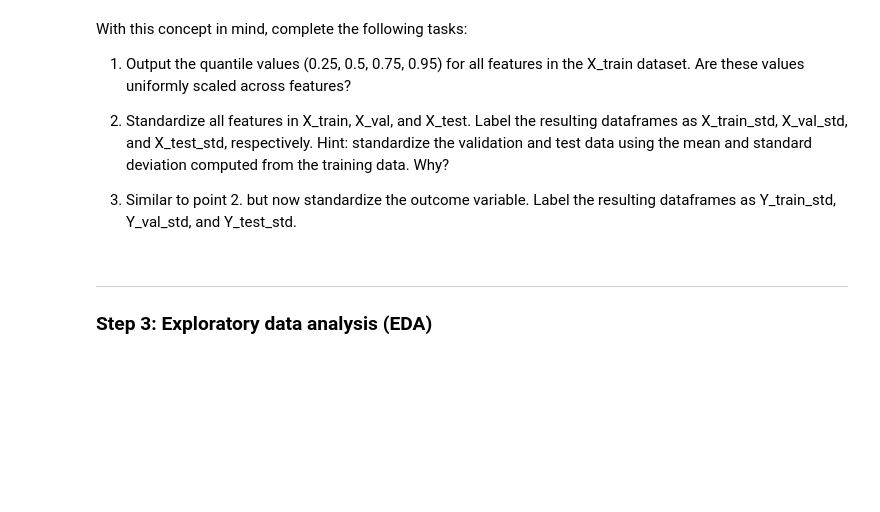
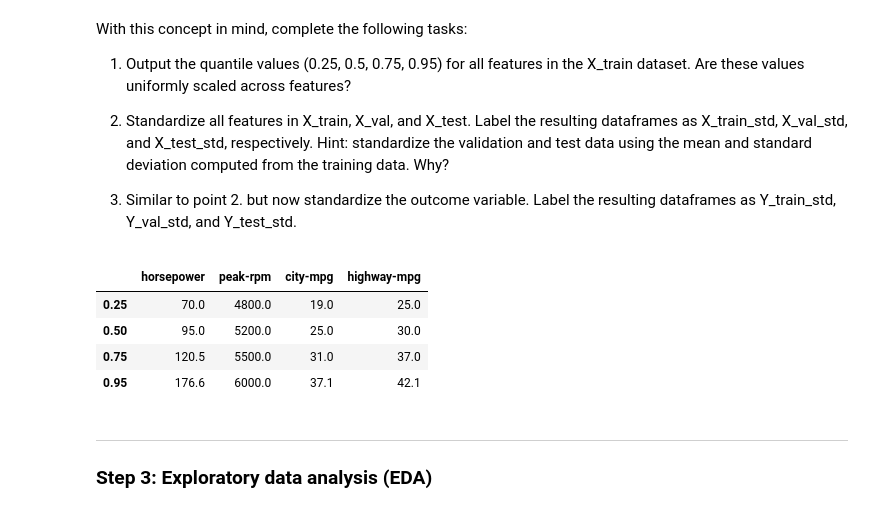
Before and after one commit to hmarquardtMIDS/207-ML, a Jupyter notebook: 03 Linear Regression with Tensorflow.ipynb, the cells around one changed output. Cells and saved outputs as stored; diff of their text form; code cells hidden in the pictures; blank space fills up the shorter version.

```diff
--- a/03 Linear Regression with Tensorflow.ipynb
+++ b/03 Linear Regression with Tensorflow.ipynb
@@ -235,0 +241,11 @@ With this concept in mind, complete the following tasks:
+# %%
+# YOUR CODE HERE
+# 1
+X_train.quantile([0.25, 0.5, 0.75, 0.95])
+# MY ANSWER: These quantiles are not uniformly scaled across features
+# %% [output]
+|  | horsepower | peak-rpm | city-mpg | highway-mpg |
+| 0.25 | 70.0 | 4800.0 | 19.0 | 25.0 |
+| 0.50 | 95.0 | 5200.0 | 25.0 | 30.0 |
+| 0.75 | 120.5 | 5500.0 | 31.0 | 37.0 |
+| 0.95 | 176.6 | 6000.0 | 37.1 | 42.1 |
```
Also changed, not shown: parts of 30 cells of this notebook.
